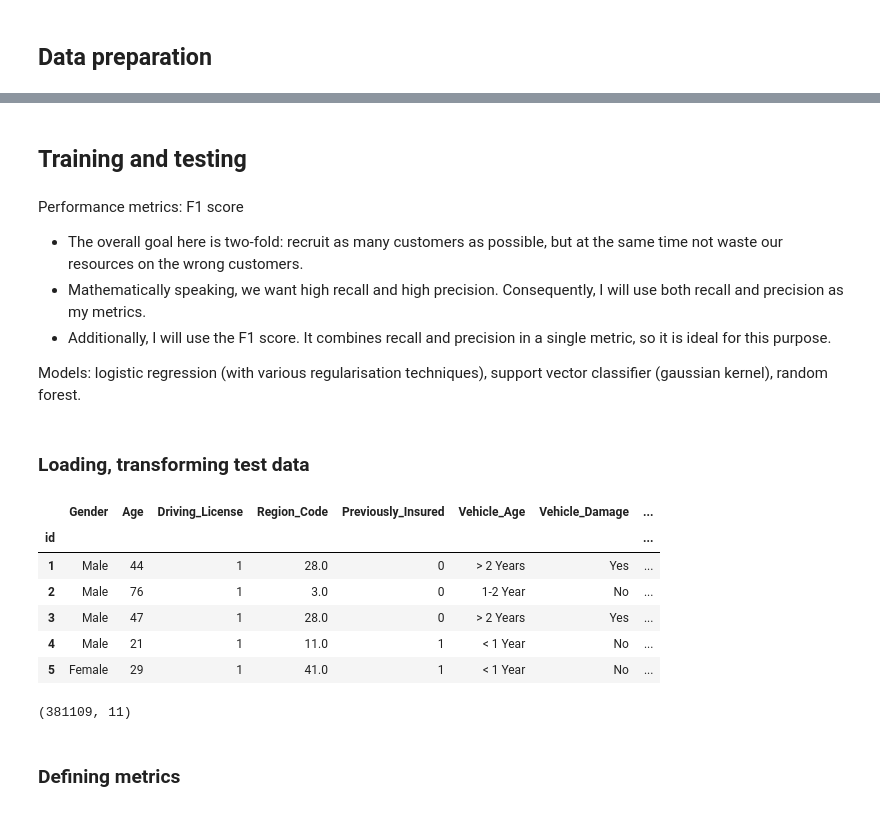
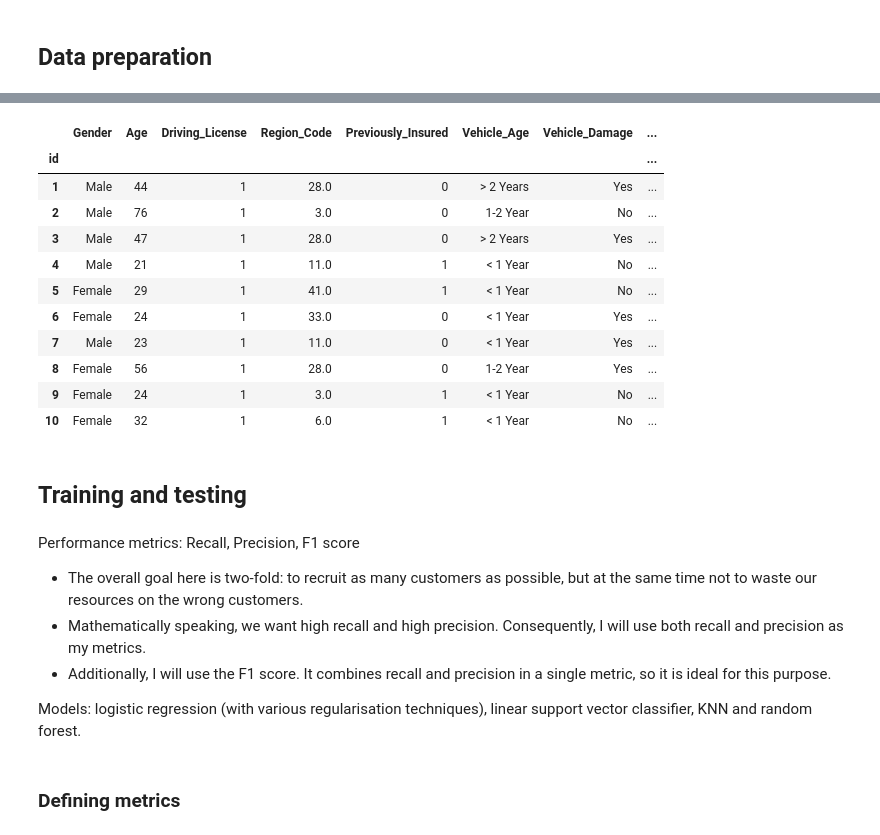
Before and after one commit to CrisMW/insurance_cross_sell, a Jupyter notebook: cross_sell.ipynb, the cells around one changed output, grey strips where cells are left out. Saved outputs shown, nothing was run; the diff lists cells and outputs as text; code cells hidden in the pictures.

```diff
--- a/cross_sell.ipynb
+++ b/cross_sell.ipynb
@@ -100,26 +99,26 @@ ax.set_xlim(0,150000)
 # %% [markdown]
 ## Data preparation
 # %%
-# Setting y
+# Setting y, X_train
 
-y_train = sell_data_train[['Response']].to_numpy().ravel()
+y_train = np.array(sell_data_train[['Response']])
+X_train = sell_data_train.drop('Response', axis=1)
 
-# Dropping license, transforming other cols, setting X_train
+# Defining column transformer to pass to pipeline later on
+# Column transformer drops license, transforms other cols
 
 from sklearn.compose import ColumnTransformer
 from sklearn.preprocessing import OneHotEncoder, OrdinalEncoder, MinMaxScaler
 
 hot_ft = [0, 6]
 ord_ft = [5]
-drop_ft = [2, 10]
+drop_ft = [2]
 scale_ft = [1, 3, 8, 9]
 
 ct = ColumnTransformer(
     transformers=[
-        ('ordinal', OrdinalEncoder([['< 1 Year', '1-2 Year', '> 2 Years']]), ord_ft),
+        ('ordinal', OrdinalEncoder(categories=[['< 1 Year', '1-2 Year', '> 2 Years']]), ord_ft),
         ('one_hot', OneHotEncoder(), hot_ft),
         ('scale', MinMaxScaler(), scale_ft),
         ('to_drop', 'drop', drop_ft)
     ], remainder='passthrough')
-
-X_train = ct.fit_transform(sell_data_train)
@@ -126,29 +138,24 @@ X_train = ct.fit_transform(sell_data_train)
+# %%
+X_train[:10]
+# %% [output]
+|  | Gender | Age | Driving_License | Region_Code | Previously_Insured | Vehicle_Age | Vehicle_Damage | ... |
+| id |  |  |  |  |  |  |  | ... |
+| 1 | Male | 44 | 1 | 28.0 | 0 | > 2 Years | Yes | ... |
+| 2 | Male | 76 | 1 | 3.0 | 0 | 1-2 Year | No | ... |
+| 3 | Male | 47 | 1 | 28.0 | 0 | > 2 Years | Yes | ... |
+| 4 | Male | 21 | 1 | 11.0 | 1 | < 1 Year | No | ... |
+| 5 | Female | 29 | 1 | 41.0 | 1 | < 1 Year | No | ... |
+| 6 | Female | 24 | 1 | 33.0 | 0 | < 1 Year | Yes | ... |
+| 7 | Male | 23 | 1 | 11.0 | 0 | < 1 Year | Yes | ... |
+| 8 | Female | 56 | 1 | 28.0 | 0 | 1-2 Year | Yes | ... |
+| 9 | Female | 24 | 1 | 3.0 | 1 | < 1 Year | No | ... |
+| 10 | Female | 32 | 1 | 6.0 | 1 | < 1 Year | No | ... |
 # %% [markdown]
 ## Training and testing
 # %% [markdown]
-Performance metrics: F1 score
-- The overall goal here is two-fold: recruit as many customers as possible, but at the same time not waste our resources on the wrong customers.
+Performance metrics: Recall, Precision, F1 score
+- The overall goal here is two-fold: to recruit as many customers as possible, but at the same time not to waste our resources on the wrong customers.
 - Mathematically speaking, we want high recall and high precision. Consequently, I will use both recall and precision as my metrics.
 - Additionally, I will use the F1 score. It combines recall and precision in a single metric, so it is ideal for this purpose.
 
-Models: logistic regression (with various regularisation techniques), support vector classifier (gaussian kernel), random forest.
+Models: logistic regression (with various regularisation techniques), linear support vector classifier, KNN and random forest.
-# %% [markdown]
-### Loading, transforming test data
-# %%
-# Loading test data
-sell_data_test = pd.read_csv('train.csv', index_col='id')
-
-# Double-checking test data
-sell_data_test.head()
-# %% [output]
-|  | Gender | Age | Driving_License | Region_Code | Previously_Insured | Vehicle_Age | Vehicle_Damage | ... |
-| id |  |  |  |  |  |  |  | ... |
-| 1 | Male | 44 | 1 | 28.0 | 0 | > 2 Years | Yes | ... |
-| 2 | Male | 76 | 1 | 3.0 | 0 | 1-2 Year | No | ... |
-| 3 | Male | 47 | 1 | 28.0 | 0 | > 2 Years | Yes | ... |
-| 4 | Male | 21 | 1 | 11.0 | 1 | < 1 Year | No | ... |
-| 5 | Female | 29 | 1 | 41.0 | 1 | < 1 Year | No | ... |
-# %%
-sell_data_test.shape
-# %% [output]
-(381109, 11)
```
Also changed, not shown: parts of 14 cells of this notebook.
